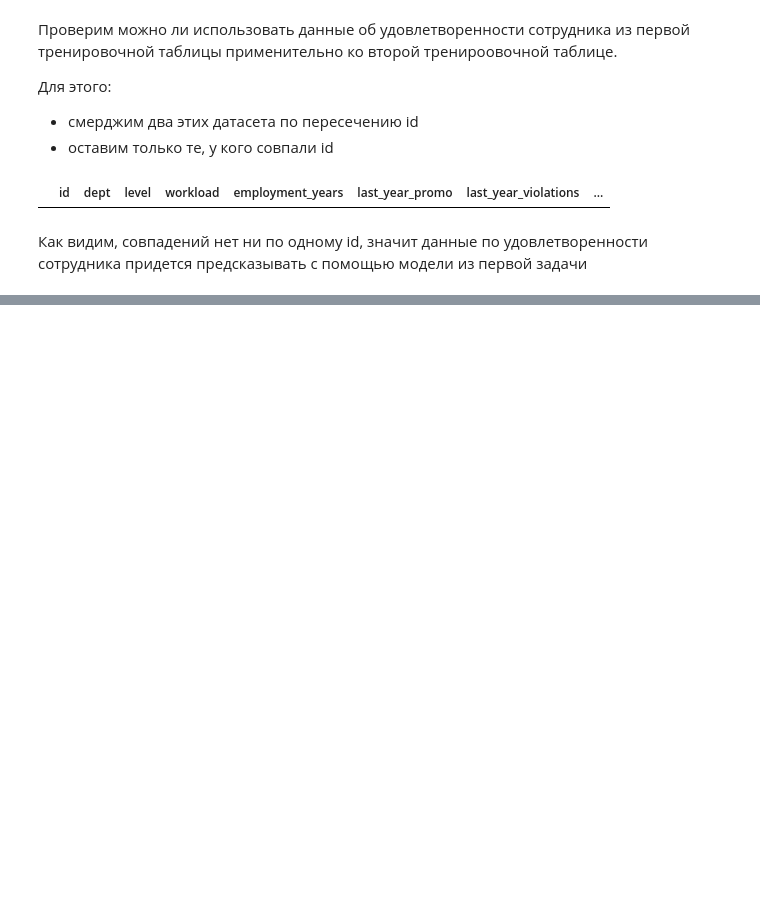
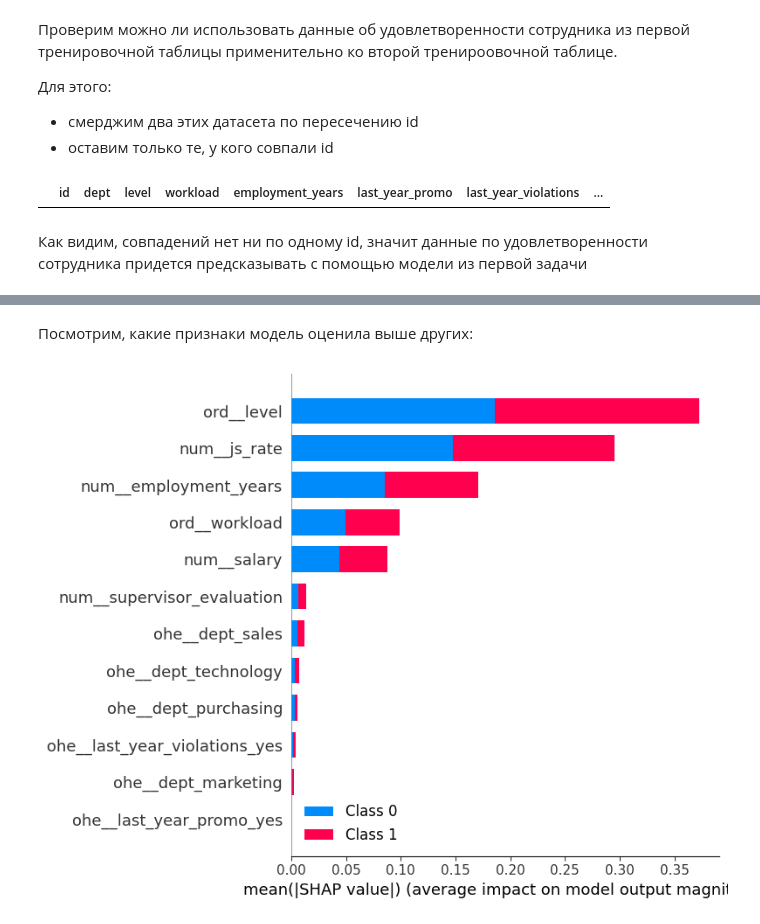
Before and after one commit to anthonypotekhin/studying, a Jupyter notebook: yandex_practicum/9_compilation_proj_2/comp_project_2.ipynb, the cells around one changed output, grey strips where cells are left out. Drawn from its saved outputs; the diff is of its cells as text; code cells hidden in the pictures; blank space fills up the shorter version.

```diff
--- a/yandex_practicum/9_compilation_proj_2/comp_project_2.ipynb
+++ b/yandex_practicum/9_compilation_proj_2/comp_project_2.ipynb
@@ -1216,0 +1345,7 @@ train_quit_df.reset_index().merge(train_job_satisfaction_rate_df.reset_index()[[
+# %%
+pipe_final = Pipeline(
+    [
+        ('preprocessor', data_preprocessor),
+        ('models', LogisticRegression(random_state=RANDOM_STATE))
+    ]
+)
@@ -1216,0 +1397,11 @@ train_quit_df.reset_index().merge(train_job_satisfaction_rate_df.reset_index()[[
+# %%
+randomized_search = RandomizedSearchCV(
+    pipe_final,
+    param_grid,
+    cv=5,
+    scoring='roc_auc',
+    random_state=RANDOM_STATE,
+    n_jobs=-1
+)
+# %%
+randomized_search.fit(X_train, y_train)
@@ -1216,0 +1461,5 @@ train_quit_df.reset_index().merge(train_job_satisfaction_rate_df.reset_index()[[
+# %%
+X_test= test_features_df.sort_index()
+
+print(X_test.shape)
+X_test.head()
@@ -1216,0 +1514,11 @@ train_quit_df.reset_index().merge(train_job_satisfaction_rate_df.reset_index()[[
+# %% [markdown]
+Посмотрим, какие признаки модель оценила выше других:
+# %%
+preprocessor = randomized_search.best_estimator_.named_steps['preprocessor']
+best_model = randomized_search.best_estimator_.named_steps['models']
+
+explainer = shap.TreeExplainer(best_model)
+shap_values = explainer.shap_values(preprocessor.transform(X_test))
+shap.summary_plot(shap_values, preprocessor.transform(X_test), feature_names=preprocessor.get_feature_names_out())
+# %% [output]
+[figure, added]
```
Also changed, not shown: parts of 43 cells of this notebook, 1 other file.
